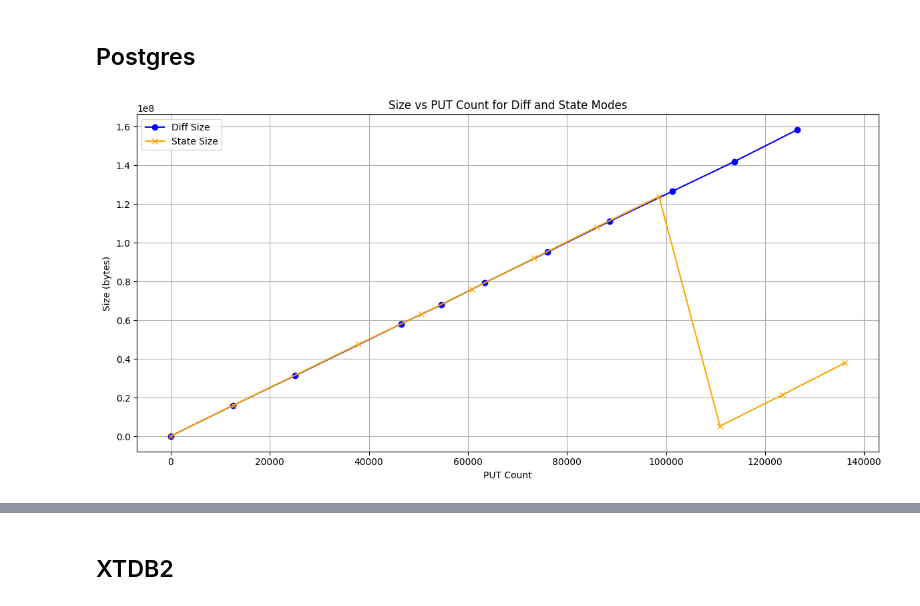
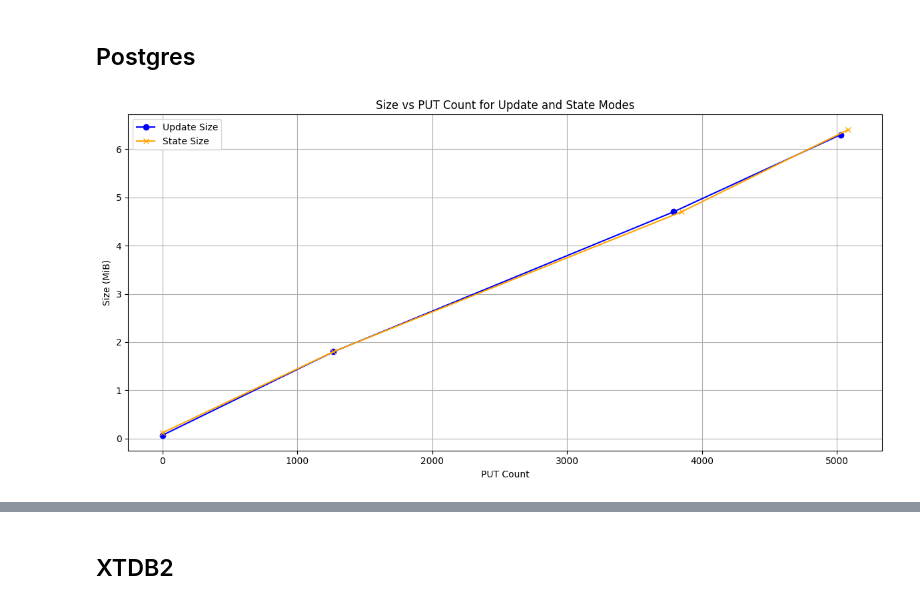
Before and after one commit to DinisSousa2003/api-kevel-mock, a Jupyter notebook: analysis.ipynb, the cells around one changed output, grey strips where cells are left out. Cells and saved outputs as stored; diff of their text form; code cells hidden in the pictures.

```diff
--- a/analysis.ipynb
+++ b/analysis.ipynb
@@ -4,7 +4,8 @@ import pandas as pd
 import matplotlib.pyplot as plt
 
 OUTPUT_FOLDER = "output-aws"
-TIME = 360
+TIME = 120
 GPT = 30
 NOW = 99
 ALL_DATABASES = ["postgres", "xtdb2"]
+MODES = ["Update", "State"]
@@ -31,8 +75,9 @@ def parse_size(size_str):
 def load_all_data(path):
     # Load both files
     size_df = pd.read_csv(os.path.join(path, "size.csv"), parse_dates=["timestamp"])
+    size_df["value"] = size_df["value"].apply(to_mib)
     size_query_df = pd.read_csv(os.path.join(path, "size_query.csv"), parse_dates=["timestamp"])
-    size_query_df["value"] = size_query_df["value"].apply(parse_size)
+    size_query_df["value"] = size_query_df["value"].apply(parse_size).apply(to_mib)
     times_df = pd.read_csv(os.path.join(path, "times.csv"), parse_dates=["timestamp"])
 
     # Pivot metrics in size.csv
@@ -53,35 +98,40 @@ def load_all_data(path):
         merged = pd.merge_asof(size_df, size_query_df, on="timestamp", suffixes=('_size', '_query'))
         merged = pd.merge_asof(merged, times_df, on="timestamp", suffixes=('', '_time'))
 
+    rename_map = {
+        'customer_diff': 'customer_data',
+        'customer_diff_indexes': 'customer_indexes',
+        'customer_diff_total': 'customer_total',
+        'customer_state': 'customer_data',
+        'customer_state_indexes': 'customer_indexes',
+        'customer_state_total': 'customer_total'
+    }
+    merged = merged.rename(columns=rename_map)
+
     return merged
-
-def load_time_data(path):
-    # Load the times.csv file
-    times_df = pd.read_csv(os.path.join(path, "times.csv"), parse_dates=["timestamp"])
-    return times_df
 # %% [markdown]
 ## Postgres
 # %%
 database = "postgres"
 users = 1
-rate = 10
+rate = 1
 
 diff_path = make_path(database, "diff", TIME, GPT, NOW, users, rate)
 state_path = make_path(database, "state", TIME, GPT, NOW, users, rate)
 
 diff_data = load_all_data(diff_path)
 state_data = load_all_data(state_path)
 
 # Plotting the data - I want the PUT count on the x-axis and the size on the y-axis
 plt.figure(figsize=(12, 6))
-plt.plot(diff_data['ALL PUT'], diff_data['customer_diff_total'], label='Diff Size', color='blue', marker='o')
-plt.plot(state_data['ALL PUT'], state_data['customer_state_total'], label='State Size', color='orange', marker='x')
+plt.plot(diff_data['ALL PUT'], diff_data['customer_total'], label='Update Size', color='blue', marker='o')
+plt.plot(state_data['ALL PUT'], state_data['customer_total'], label='State Size', color='orange', marker='x')
 plt.xlabel('PUT Count')
-plt.ylabel('Size (bytes)')
-plt.title('Size vs PUT Count for Diff and State Modes')
+plt.ylabel('Size (MiB)')
+plt.title('Size vs PUT Count for Update and State Modes')
 plt.legend()
 plt.grid()
 plt.tight_layout()
 plt.show()
 # %% [output]
-[figure, old version]
+[figure, new version]
```
Also changed, not shown: parts of 13 cells of this notebook, 49 other files.
